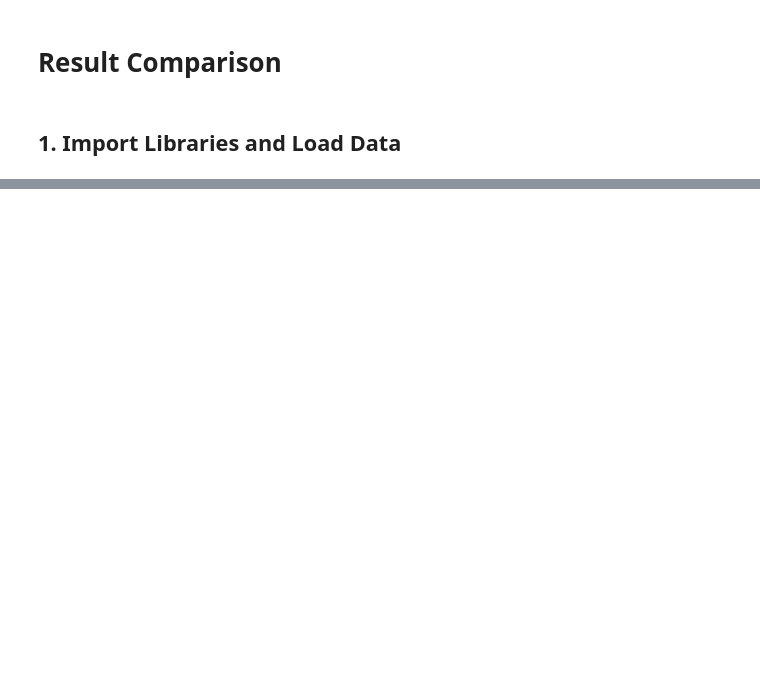
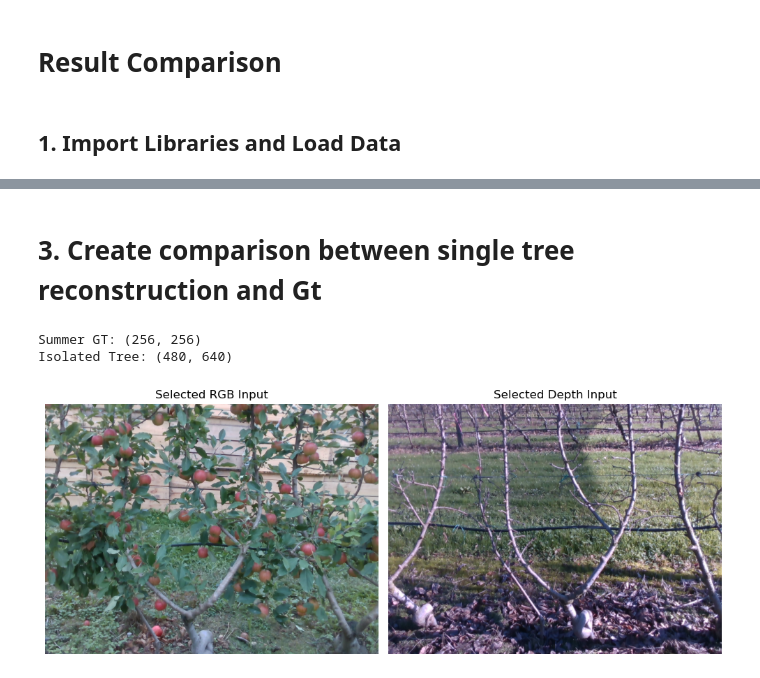
Before and after one commit to David-Hayes747/TreeProject, a Jupyter notebook: notebooks/03_result_comparison.ipynb, the cells around one changed output, grey strips where cells are left out. Drawn from its saved outputs; the diff is of its cells as text; code cells hidden in the pictures; blank space fills up the shorter version.

```diff
--- a/notebooks/03_result_comparison.ipynb
+++ b/notebooks/03_result_comparison.ipynb
@@ -42,0 +41,28 @@ TypeError: Image data of dtype object cannot be converted to float
+# %% [markdown]
+# 3. Create comparison between single tree reconstruction and Gt
+# %%
+data_dir = project_dir / "data/raw/Dataset (With Summer GT)"
+dataset = TreeDataset(data_dir)
+tree = dataset.get_tree("R01N03")
+
+print("Summer GT:", tree.summer_gt.shape)
+print("Isolated Tree:", isolatedTree.shape)
+
+
+fig, axes = plt.subplots(1, 2, figsize=(10, 5))
+
+axes[0].imshow(tree.summer_rgb)
+axes[0].set_title("Selected RGB Input")
+
+axes[1].imshow(tree.winter_rgb, cmap="viridis")
+axes[1].set_title("Selected Depth Input")
+
+for ax in axes:
+    ax.axis("off")
+
+plt.tight_layout()
+plt.show()
+# %% [output]
+Summer GT: (256, 256)
+Isolated Tree: (480, 640)
+[figure, added]
```
Also changed, not shown: parts of 21 cells of this notebook, 2 other files.
